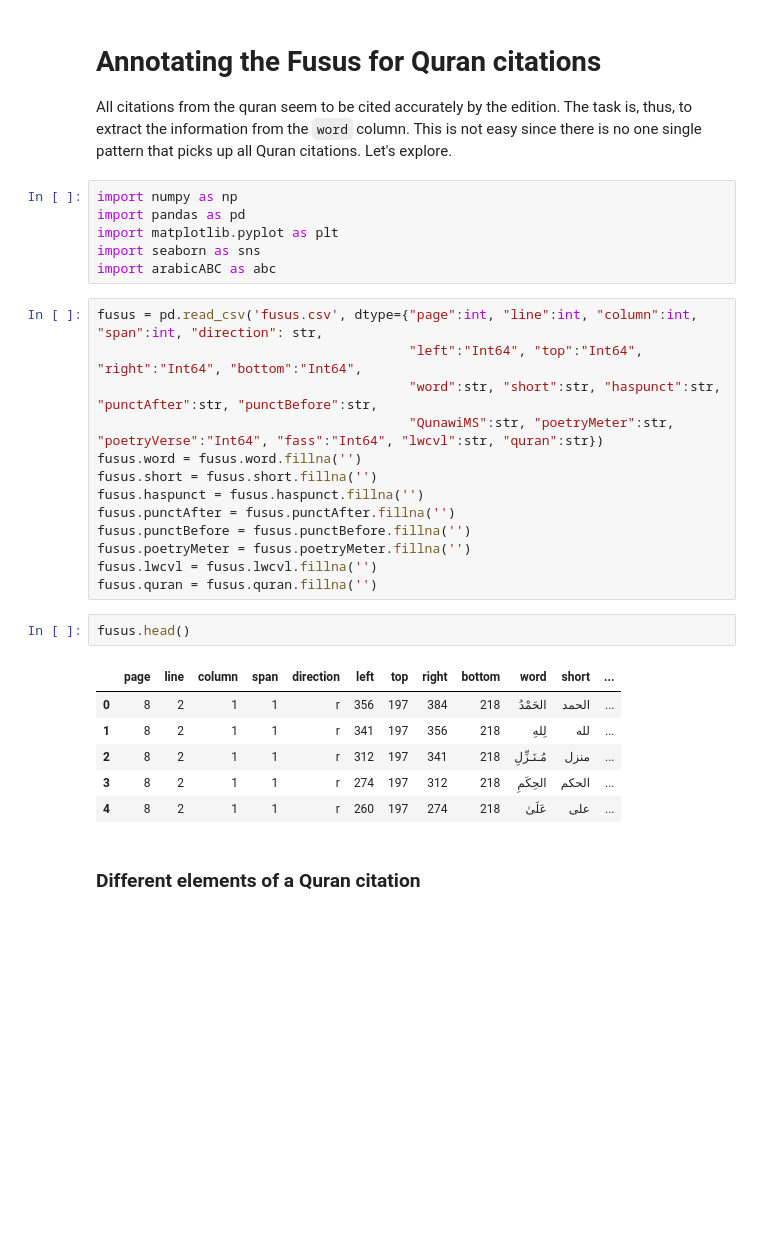
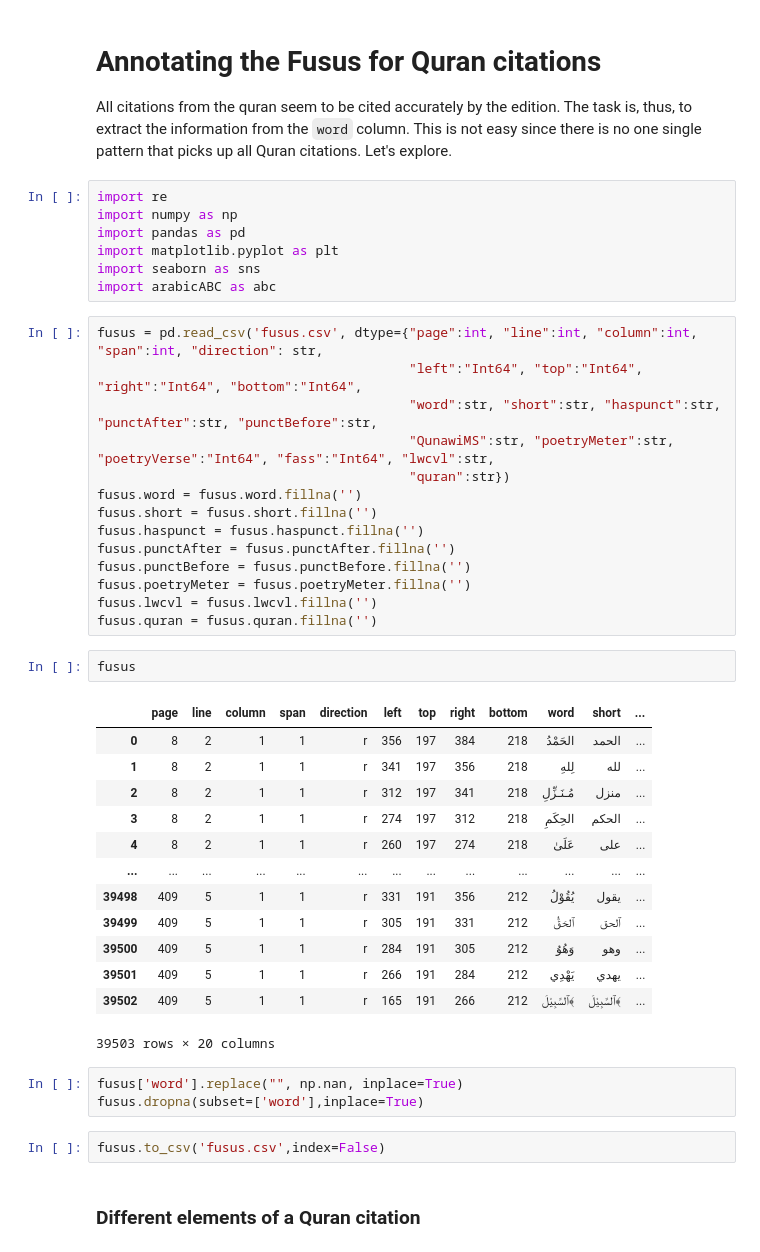
Before and after one commit to among/fusus, a Jupyter notebook: fusust-text-laboratory/TaggingQuranCitations.ipynb, the cells around one changed output. Drawn from its saved outputs; the diff is of its cells as text; blank space fills up the shorter version.

```diff
--- a/fusust-text-laboratory/TaggingQuranCitations.ipynb
+++ b/fusust-text-laboratory/TaggingQuranCitations.ipynb
@@ -2,6 +2,7 @@
 # Annotating the Fusus for Quran citations
 All citations from the quran seem to be cited accurately by the edition. The task is, thus, to extract the information from the `word` column. This is not easy since there is no one single pattern that picks up all Quran citations. Let's explore.
 # %%
+import re
 import numpy as np
 import pandas as pd
 import matplotlib.pyplot as plt
@@ -11,7 +12,8 @@ import arabicABC as abc
 fusus = pd.read_csv('fusus.csv', dtype={"page":int, "line":int, "column":int, "span":int, "direction": str,
                                         "left":"Int64", "top":"Int64", "right":"Int64", "bottom":"Int64",
                                         "word":str, "short":str, "haspunct":str, "punctAfter":str, "punctBefore":str,
-                                        "QunawiMS":str, "poetryMeter":str, "poetryVerse":"Int64", "fass":"Int64", "lwcvl":str, "quran":str})
+                                        "QunawiMS":str, "poetryMeter":str, "poetryVerse":"Int64", "fass":"Int64", "lwcvl":str,
+                                        "quran":str})
 fusus.word = fusus.word.fillna('')
 fusus.short = fusus.short.fillna('')
 fusus.haspunct = fusus.haspunct.fillna('')
@@ -21,14 +23,26 @@ fusus.poetryMeter = fusus.poetryMeter.fillna('')
 fusus.lwcvl = fusus.lwcvl.fillna('')
 fusus.quran = fusus.quran.fillna('')
 # %%
-fusus.head()
+fusus
 # %% [output]
 |  | page | line | column | span | direction | left | top | right | bottom | word | short | ... |
 | 0 | 8 | 2 | 1 | 1 | r | 356 | 197 | 384 | 218 | الحَمْدُ | الحمد | ... |
 | 1 | 8 | 2 | 1 | 1 | r | 341 | 197 | 356 | 218 | لِلهِ | لله | ... |
 | 2 | 8 | 2 | 1 | 1 | r | 312 | 197 | 341 | 218 | مُـنَـزِّلِ | منزل | ... |
 | 3 | 8 | 2 | 1 | 1 | r | 274 | 197 | 312 | 218 | الحِكَمِ | الحكم | ... |
 | 4 | 8 | 2 | 1 | 1 | r | 260 | 197 | 274 | 218 | عَلَىٰ | على | ... |
+| ... | ... | ... | ... | ... | ... | ... | ... | ... | ... | ... | ... | ... |
+| 39498 | 409 | 5 | 1 | 1 | r | 331 | 191 | 356 | 212 | يُقُوْلُ | يقول | ... |
+| 39499 | 409 | 5 | 1 | 1 | r | 305 | 191 | 331 | 212 | ٱلحَقُّ | ٱلحق | ... |
+| 39500 | 409 | 5 | 1 | 1 | r | 284 | 191 | 305 | 212 | وَهُوُ | وهو | ... |
+| 39501 | 409 | 5 | 1 | 1 | r | 266 | 191 | 284 | 212 | يَهْدِي | يهدي | ... |
+| 39502 | 409 | 5 | 1 | 1 | r | 165 | 191 | 266 | 212 | ٱلسَّبِيْلَ﴾ | ٱلسَّبِيْلَ﴾ | ... |
+39503 rows × 20 columns
+# %%
+fusus['word'].replace("", np.nan, inplace=True)
+fusus.dropna(subset=['word'],inplace=True)
+# %%
+fusus.to_csv('fusus.csv',index=False)
 # %% [markdown]
 ### Different elements of a Quran citation
 # %%
```
Also changed, not shown: parts of 55 cells of this notebook, 6 other files.
